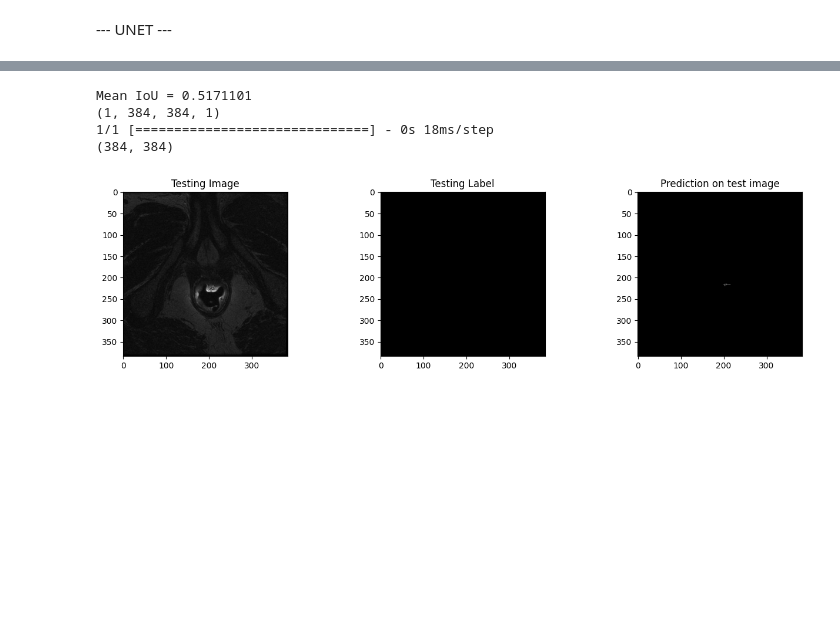
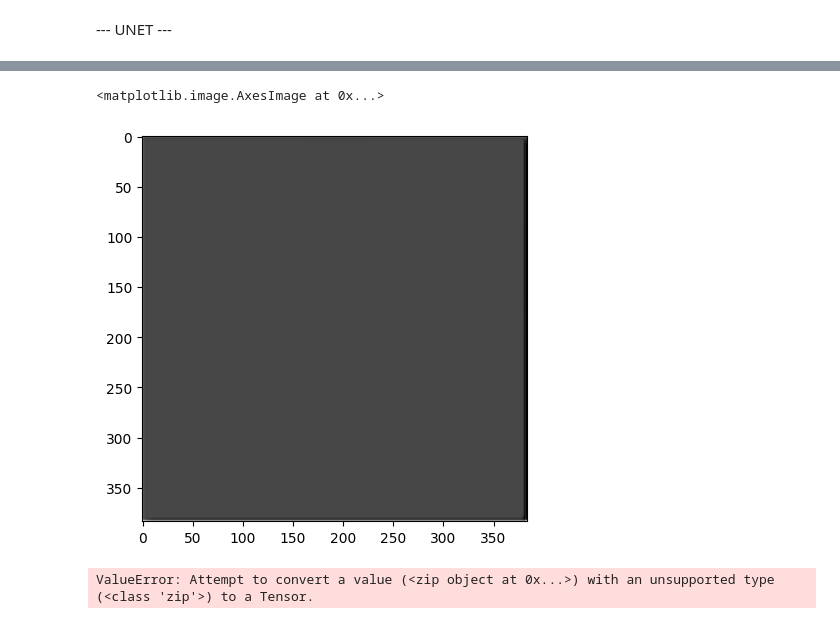
Before and after one commit to mpierangeli/PFI, a Jupyter notebook: unet_v1.ipynb, the cells around one changed output, grey strips where cells are left out. Cells and saved outputs as stored; diff of their text form; code cells hidden in the pictures; blank space fills up the shorter version.

```diff
--- a/unet_v1.ipynb
+++ b/unet_v1.ipynb
@@ -225,8 +287,15 @@ y_pred_thresholded = y_pred > 0.5
+# %%
+test_img_number = random.randint(0, predict.shape[0]-1)
+plt.figure(figsize=(5, 5))
+plt.imshow(predict[test_img_number,:,:,:],cmap="gray")
+# %% [output]
+<matplotlib.image.AxesImage at 0x...>
+[figure, added]
 # %%
 
 n_classes = 2
 IOU_keras = MeanIoU(num_classes=n_classes)
-IOU_keras.update_state(y_pred_thresholded, y_test[0:10])
+IOU_keras.update_state(y_pred_thresholded, validation_generator)
 print("Mean IoU =", IOU_keras.result().numpy())
 threshold = 0.5
 test_img_number = random.randint(0, len(X_test)-1)
@@ -249,8 +318,4 @@ plt.title('Prediction on test image')
 plt.imshow(prediction, cmap='gray')
 plt.show()
 # %% [output]
-Mean IoU = 0.5171101
-(1, 384, 384, 1)
-1/1 [==============================] - 0s 18ms/step
-(384, 384)
+ValueError: Attempt to convert a value (<zip object at 0x...>) with an unsupported type (<class 'zip'>) to a Tensor.
-[figure, removed]
```
Also changed, not shown: parts of 31 cells of this notebook, 2 other files.
